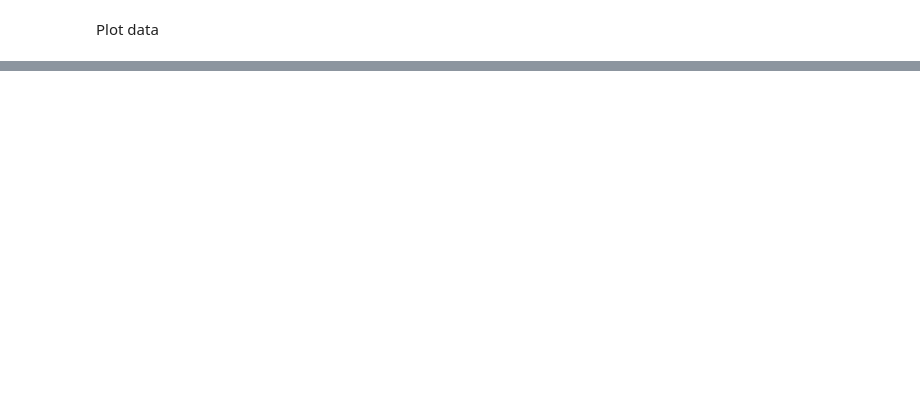
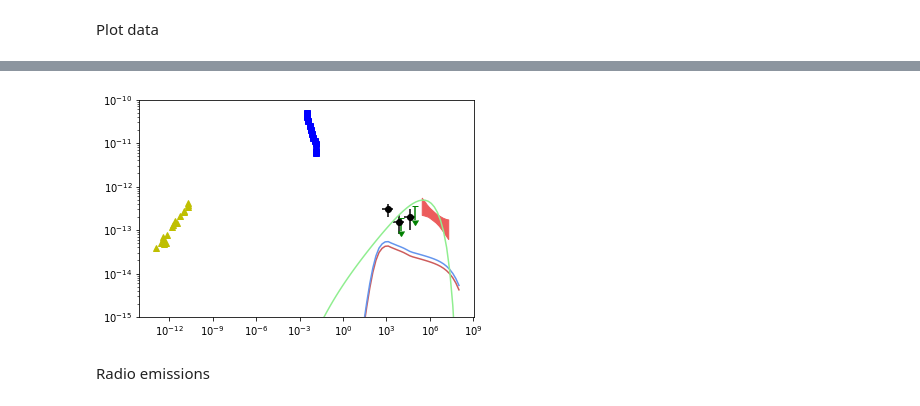
Before and after one commit to Sruthi-Ravikularaman/SN1006, a Jupyter notebook: SN1006.ipynb, the cells around one changed output, grey strips where cells are left out. Drawn from its saved outputs; the diff is of its cells as text; code cells hidden in the pictures; blank space fills up the shorter version.

```diff
--- a/SN1006.ipynb
+++ b/SN1006.ipynb
@@ -97,0 +135,38 @@ plt.show()
+# %%
+del_p, Ap, Tp_c = 2.2, 1.63, 1e9
+del_e, Ae, Te_c = 2.2, 7.47e-3, 1e7
+
+def J_p(T_p):
+    return J_CRp(T_p, del_p=del_p, Ap=Ap, Tp_c=Tp_c) # MeV-1 cm-2 s-1 sr-1
+
+def N_e(T_e):
+    return N_CRe(T_e, del_e=del_e, Ae=Ae, Te_c=Te_c) # MeV-1 cm-3
+
+Phi_gamma_p_cl = np.array([E_g * E_g * emi_pre_cl * Phi_pp_gamma(E_g, J_p, n_cl) * 1.602e-6 for E_g in E_g_list])
+Phi_gamma_e_cl = np.array([E_g * E_g * emi_pre_cl * Phi_e_rel_brem(E_g, N_e, n_cl) * 1.602e-6 for E_g in E_g_list])
+Phi_gamma_cl = Phi_gamma_p_cl + Phi_gamma_e_cl
+
+Phi_gamma_p_sh = np.array([E_g * E_g * emi_pre_sh * Phi_pp_gamma(E_g, J_p, n_sh) * 1.602e-6 for E_g in E_g_list])
+Phi_gamma_e_sh = np.array([E_g * E_g * emi_pre_sh * Phi_e_rel_brem(E_g, N_e, n_sh) * 1.602e-6 for E_g in E_g_list])
+Phi_gamma_sh = Phi_gamma_p_sh + Phi_gamma_e_sh
+
+Phi_gamma_e_IC = np.array([E_g * E_g * (emi_pre_cl) * (Phi_e_IC(E_g, N_e, T_CMB, k_CMB) + Phi_e_IC(E_g, N_e, T_NIR, k_NIR) + Phi_e_IC(E_g, N_e, T_FIR, k_FIR)) * 1.602e-6 for E_g in E_g_list])
+#Phi_gamma_e_IC = np.array([E_g * E_g * (emi_pre_cl + emi_pre_sh) * (Phi_e_IC(E_g, N_e, T_CMB, 1)) * 1.602e-6 for E_g in E_g_list])
+# %%
+plt.plot(Er, Phi_radio, 'y^')
+plt.plot(Ex, Phi_xray, 'bs')
+plt.errorbar(Ef, Phi_fermi, yerr=[Phi_fermi-Phi_fm,Phi_fp-Phi_fermi], xerr=[Ef-Efm,Efp-Ef], fmt='ko')
+plt.errorbar(Efu, Phi_fermi_up, yerr=0.5 * Phi_fermi_up, linestyle='none', marker='_', color="green", uplims=True)
+plt.fill_between(Eh, Phi_hm, Phi_hp, color=[(236.0/255.0,92.0/255.0,92.0/255.0)])
+plt.plot(E_g_list, Phi_gamma_cl, color='indianred')
+plt.plot(E_g_list, Phi_gamma_sh, color='cornflowerblue')
+plt.plot(E_g_list, Phi_gamma_e_IC, color='lightgreen')
+plt.xscale('log')
+plt.yscale('log')
+#plt.xlim(1.0e-13,1.0e8)
+plt.ylim(1.0e-15,1.0e-10)
+plt.show()
+# %% [output]
+[figure, added]
+# %% [markdown]
+Radio emissions
```
Also changed, not shown: parts of 19 cells of this notebook, 11 other files.
